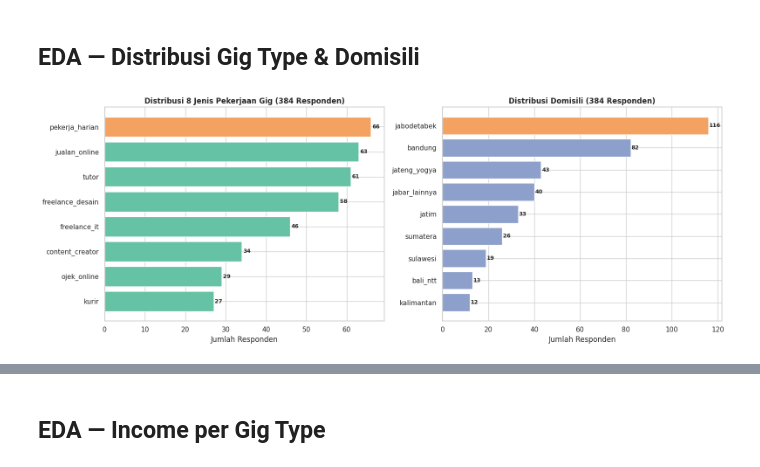
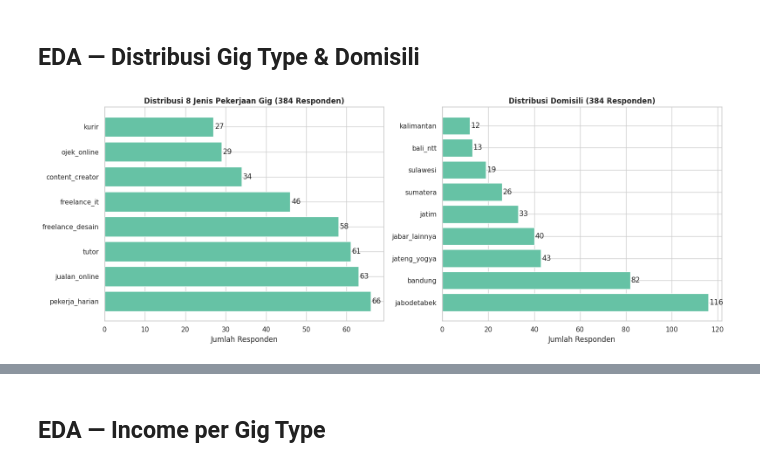
Before and after one commit to ClarisyaA/fingo-income-analysis, a Jupyter notebook: notebooks/03_EDA_Survey.ipynb, the cells around one changed output, grey strips where cells are left out. Saved outputs shown, nothing was run; the diff lists cells and outputs as text; code cells hidden in the pictures.

Commit message:
feat: update all notebooks and output

```diff
--- a/notebooks/03_EDA_Survey.ipynb
+++ b/notebooks/03_EDA_Survey.ipynb
@@ -205,86 +199,26 @@ print(f"  Unique respondents long: {df_long['respondent_id'].nunique()}")
 # %% [markdown]
 ## EDA — Distribusi Gig Type & Domisili
 # %%
-# CELL 03.4 — Distribusi gig_type dan domisili dengan warna highlight tertinggi
-
+# CELL 03.4 — Distribusi gig_type dan domisili
 fig, axes = plt.subplots(1, 2, figsize=(16, 6))
 
-# =========================
-# Helper
-# =========================
-def get_highlight_colors(values, base_color="#66C2A5", highlight_color="#F4A261"):
-    max_value = values.max()
-    return [highlight_color if v == max_value else base_color for v in values]
-
-# =========================
-# 1. Distribusi Gig Type
-# =========================
-gig_counts = df["gig_type"].value_counts().sort_values(ascending=True)
-gig_colors = get_highlight_colors(
-    gig_counts.values,
-    base_color="#66C2A5",
-    highlight_color="#F4A261"
-)
-
-axes[0].barh(gig_counts.index, gig_counts.values, color=gig_colors)
+gig_counts = df["gig_type"].value_counts()
+axes[0].barh(gig_counts.index, gig_counts.values)
 axes[0].set_title("Distribusi 8 Jenis Pekerjaan Gig (384 Responden)", fontweight="bold")
 axes[0].set_xlabel("Jumlah Responden")
+for i, v in enumerate(gig_counts.values):
+    axes[0].text(v + 0.3, i, str(v), va="center")
 
-for i, v in enumerate(gig_counts.values):
-    axes[0].text(
-        v + 0.3,
-        i,
-        str(v),
-        va="center",
-        fontsize=9,
-        fontweight="bold"
-    )
-
-# =========================
-# 2. Distribusi Domisili
-# =========================
-dom_counts = df["domisili_code"].value_counts().sort_values(ascending=True)
-dom_colors = get_highlight_colors(
-    dom_counts.values,
-    base_color="#8DA0CB",
-    highlight_color="#F4A261"
-)
-
-axes[1].barh(dom_counts.index, dom_counts.values, color=dom_colors)
+dom_counts = df["domisili_code"].value_counts()
+axes[1].barh(dom_counts.index, dom_counts.values)
 axes[1].set_title("Distribusi Domisili (384 Responden)", fontweight="bold")
 axes[1].set_xlabel("Jumlah Responden")
-
 for i, v in enumerate(dom_counts.values):
-    axes[1].text(
-        v + 0.3,
-        i,
-        str(v),
-        va="center",
-        fontsize=9,
-        fontweight="bold"
-    )
+    axes[1].text(v + 0.3, i, str(v), va="center")
 
 plt.tight_layout()
 safe_savefig("outputs/charts/gig_type_distribution.png")
 plt.show()
-
-# =========================
-# Save CSV
-# =========================
-safe_to_csv(
-    gig_counts
-    .reset_index()
-    .rename(columns={"gig_type": "kategori", "index": "kategori", "count": "n"}),
-    "outputs/dashboard/gig_type_distribution.csv"
-)
-
-safe_to_csv(
-    dom_counts
-    .reset_index()
-    .rename(columns={"domisili_code": "kategori", "index": "kategori", "count": "n"}),
-    "outputs/dashboard/domisili_distribution.csv"
-)
-
-print("✓ Chart dan CSV distribusi gig_type & domisili berhasil disimpan.")
+safe_to_csv(gig_counts.reset_index().rename(columns={"count":"n"}), "outputs/dashboard/gig_type_distribution.csv")
 # %% [output]
-[figure, old version]
+[figure, new version]
```
Also changed, not shown: parts of 7 cells of this notebook, 12 other files.
